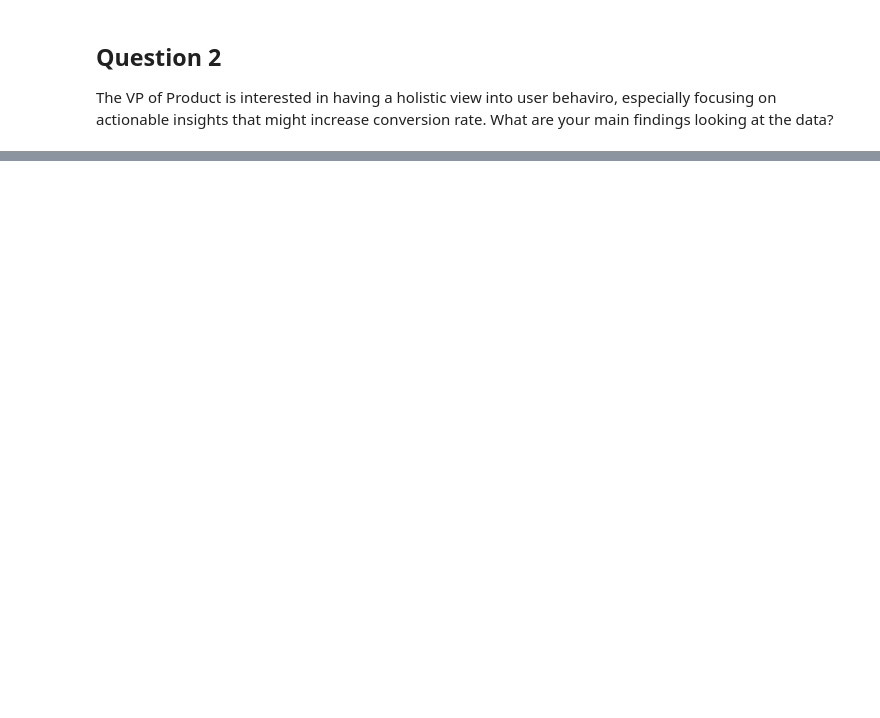
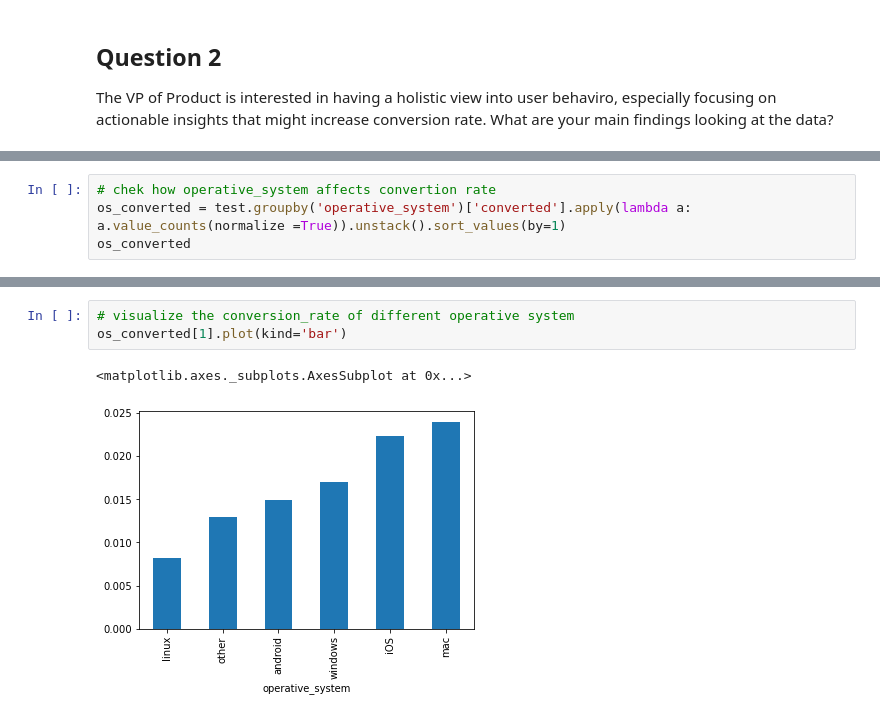
Before and after one commit to Aliciaworld/DS-TakeHomeChallenges, a Jupyter notebook: 06. Pricing Test.ipynb, the cells around one changed output, grey strips where cells are left out. Drawn from its saved outputs; the diff is of its cells as text; blank space fills up the shorter version.

```diff
--- a/06. Pricing Test.ipynb
+++ b/06. Pricing Test.ipynb
@@ -238,0 +243,4 @@ pd.DataFrame({'chi2_value':ch2values,'pvalue':pvalues},index = columns).sort_val
+# %%
+# chek how operative_system affects convertion rate
+os_converted = test.groupby('operative_system')['converted'].apply(lambda a: a.value_counts(normalize =True)).unstack().sort_values(by=1)
+os_converted
@@ -238,0 +256,6 @@ pd.DataFrame({'chi2_value':ch2values,'pvalue':pvalues},index = columns).sort_val
+# %%
+# visualize the conversion_rate of different operative system
+os_converted[1].plot(kind='bar')
+# %% [output]
+<matplotlib.axes._subplots.AxesSubplot at 0x...>
+[figure, added]
```
Also changed, not shown: parts of 14 cells of this notebook.
